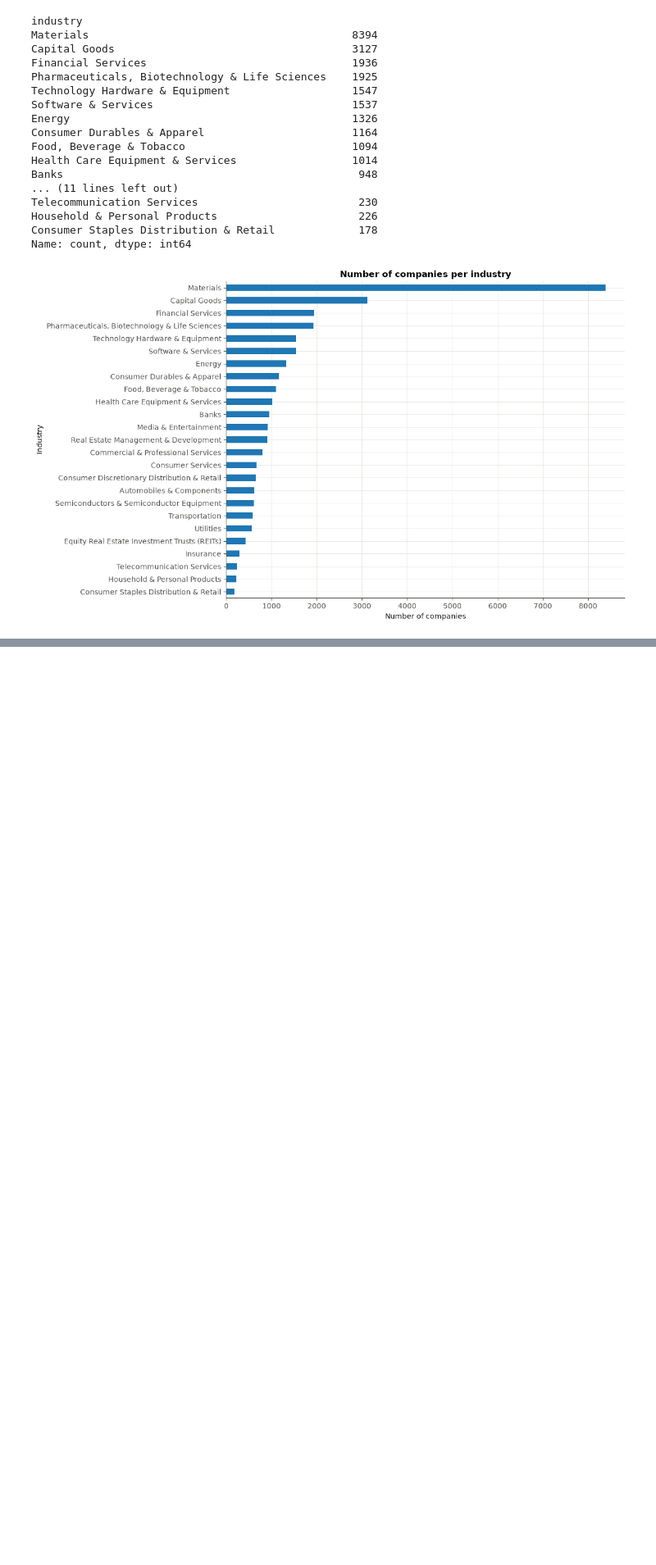
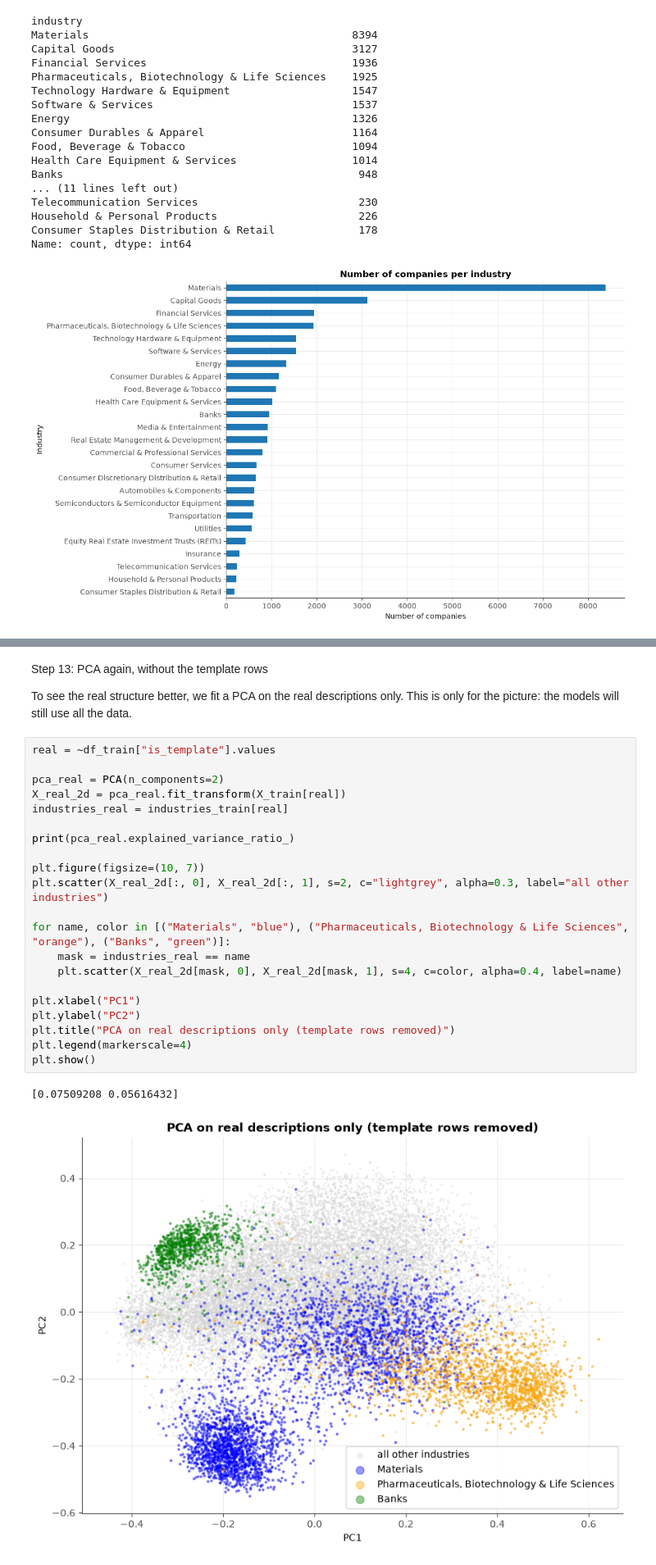
Before and after one commit to manpont/Practical-Task-1, a Jupyter notebook: industry_classification.ipynb, the cells around one changed output, grey strips where cells are left out. Shown at 82% size. Saved outputs shown, nothing was run; the diff lists cells and outputs as text; blank space fills up the shorter version.

```diff
--- a/industry_classification.ipynb
+++ b/industry_classification.ipynb
@@ -1072,0 +406,28 @@ On real descriptions only, accuracy is ≈ 74 %. Logistic regression is marginal
+# %% [markdown]
+Step 13: PCA again, without the template rows
+
+To see the real structure better, we fit a PCA on the real descriptions only. This is only for the picture: the models will still use all the data.
+# %%
+real = ~df_train["is_template"].values
+
+pca_real = PCA(n_components=2)
+X_real_2d = pca_real.fit_transform(X_train[real])
+industries_real = industries_train[real]
+
+print(pca_real.explained_variance_ratio_)
+
+plt.figure(figsize=(10, 7))
+plt.scatter(X_real_2d[:, 0], X_real_2d[:, 1], s=2, c="lightgrey", alpha=0.3, label="all other industries")
+
+for name, color in [("Materials", "blue"), ("Pharmaceuticals, Biotechnology & Life Sciences", "orange"), ("Banks", "green")]:
+    mask = industries_real == name
+    plt.scatter(X_real_2d[mask, 0], X_real_2d[mask, 1], s=4, c=color, alpha=0.4, label=name)
+
+plt.xlabel("PC1")
+plt.ylabel("PC2")
+plt.title("PCA on real descriptions only (template rows removed)")
+plt.legend(markerscale=4)
+plt.show()
+# %% [output]
+[0.07509208 0.05616432]
+[figure, added]
```
Also changed, not shown: parts of 62 cells of this notebook.
